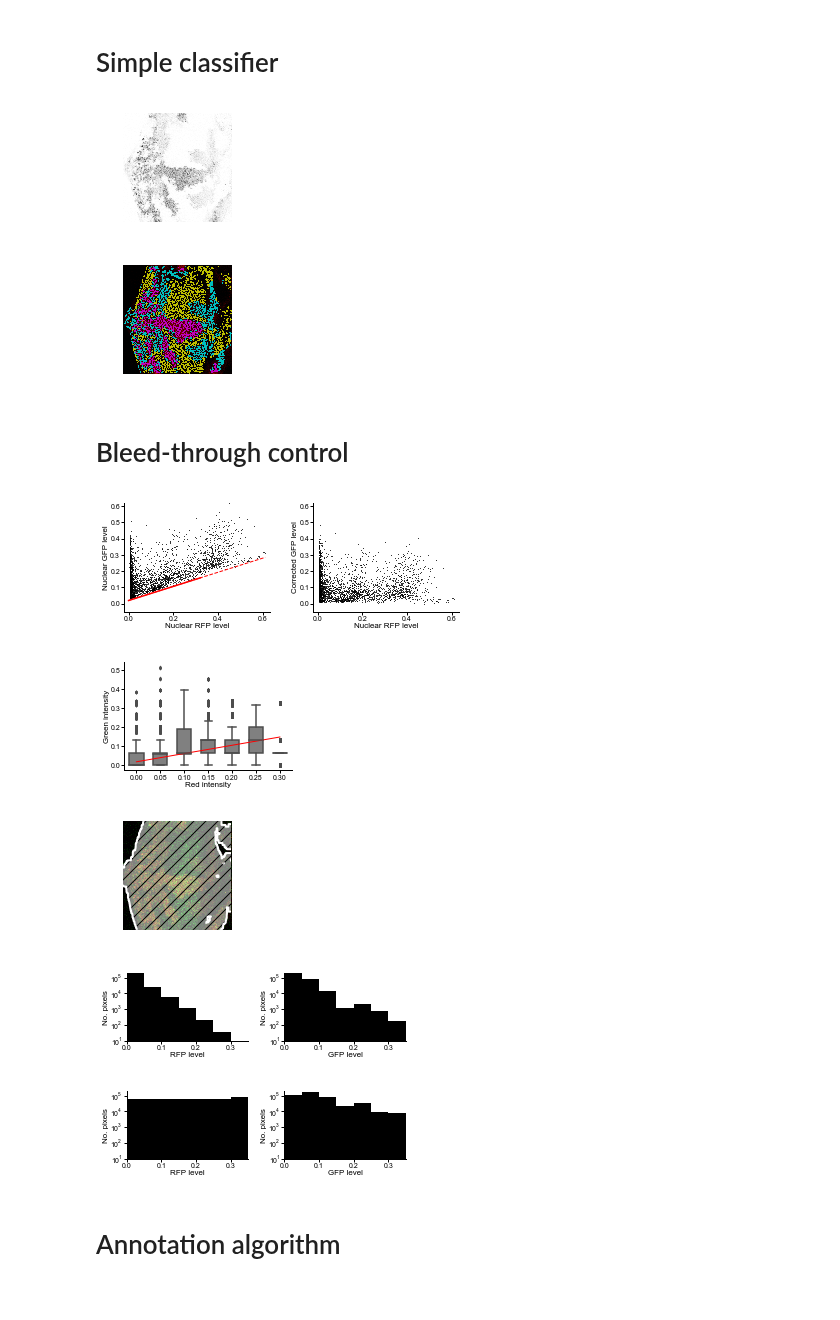
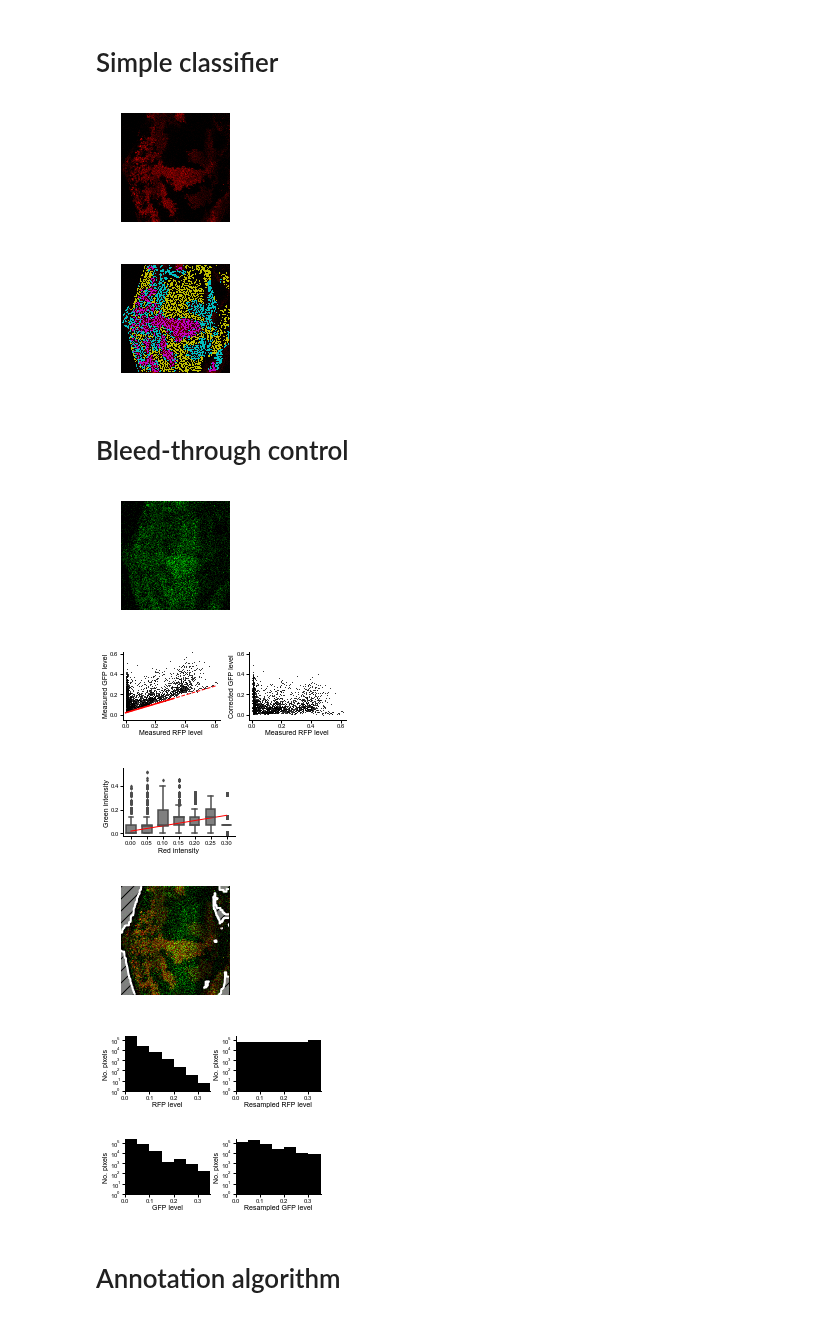
Before and after one commit to sbernasek/flyqma, a Jupyter notebook: notebooks/figures/figure_5.ipynb, the cells around one changed output. Drawn from its saved outputs; the diff is of its cells as text; code cells hidden in the pictures.

Commit message:
update before mixtures

```diff
--- a/notebooks/figures/figure_5.ipynb
+++ b/notebooks/figures/figure_5.ipynb
@@ -5,14 +5,12 @@ import matplotlib.pyplot as plt
 %matplotlib inline
 # %%
 from clones.data.experiments import Experiment
-
 from clones.annotation.bayesian import BayesianClassifier
 from clones.annotation.model_selection import ModelSelection
 from clones.annotation.community import KatzLabeler, InfomapLabeler
-
 from clones.visualization.settings import *
 figsize = (2, 2)
-savedir = './graphics/example_disc/'
+savedir = '../../../figures/graphics/example_disc/'
 savefig = lambda fig, name: fig.savefig(join(savedir, '{:s}.pdf'.format(name)), dpi=400, rasterized=True, transparent=True)
 # %% [markdown]
 # Load microscopy data
@@ -101,50 +119,55 @@ savefig(fig, 'pdf_mapping')
 # %% [markdown]
 # Simple classifier
 # %%
-fig = layer.get_channel('r').show(segments=False, cmap=plt.cm.Greys, figsize=figsize)
-savefig(fig, 'clonal_marker_image')
+fig = layer.get_channel('r').show(segments=False, cmap='r', figsize=figsize)
+savefig(fig, 'clonal_marker')
 # %% [output]
-[figure, old version]
+[figure, new version]
 # %%
 from matplotlib.colors import ListedColormap
-label_mask = layer.build_mask(mixture_model)
+label_mask = layer.build_classifier_mask(mixture_model)
 fig = layer.get_channel('r').show(segments=False, cmap='r', figsize=figsize)
-cmap = ListedColormap(['y', 'c', 'm', 'k'], N=4)
+cmap = ListedColormap(['y', 'c', 'm'], N=3)
 cmap.set_bad(alpha=0.)
-fig.axes[0].imshow(label_mask, cmap=cmap, vmin=0, vmax=4, alpha=1.)
+fig.axes[0].imshow(label_mask, cmap=cmap, vmin=0, vmax=2, alpha=1.)
 savefig(fig, 'simple_classification')
 # %% [output]
-[figure, old version]
+[figure, new version]
 # %% [markdown]
 # Bleed-through control
+# %%
+fig = layer.get_channel('g').show(segments=False, cmap='g', figsize=figsize)
+savefig(fig, 'control')
+# %% [output]
+[figure, added]
 # %%
 from clones.bleedthrough.correction import LayerCorrection, BackgroundExtraction
 correction = LayerCorrection(layer, xvar='r', yvar='g', niters=50, resample=True)
-correction.show_correction(selected_only=False)
+correction.show_correction(selected_only=False, figsize=(4, 1.25))
 fig = correction.figs['correction']
 for ax in fig.axes:
     ax.set_title('')
-savefig(fig, 'correction_applied')
+#savefig(fig, 'correction_applied')
 # %% [output]
-[figure, old version]
+[figure, new version]
 # %%
-correction.show_fit(bin_size=0.05)
+correction.show_fit(bin_size=0.05, figsize=(2, 1.25))
 fig = correction.figs['fit']
-savefig(fig, 'correction_fit')
+#savefig(fig, 'correction_fit')
 # %% [output]
-[figure, old version]
+[figure, new version]
 # %%
-fig = correction.show_background_extraction(figsize=figsize)
-savefig(fig, 'foreground_mask')
+fig = correction.show_background_extraction(invert=True, figsize=figsize)
+savefig(fig, 'background_mask')
 # %% [output]
-[figure, old version]
+[figure, new version]
 # %%
-fig0, fig1 = correction.show_resampling()
+fig0, fig1 = correction.show_resampling(figsize=(4, 1.25))
 savefig(fig0, 'bg_pixels_original')
 savefig(fig1, 'bg_pixels_resampled')
 # %% [output]
-[figure, old version]
+[figure, new version]
-[figure, old version]
+[figure, new version]
 # %% [markdown]
 # Annotation algorithm
 # %%
```
Also changed, not shown: parts of 21 cells of this notebook, 43 other files.
